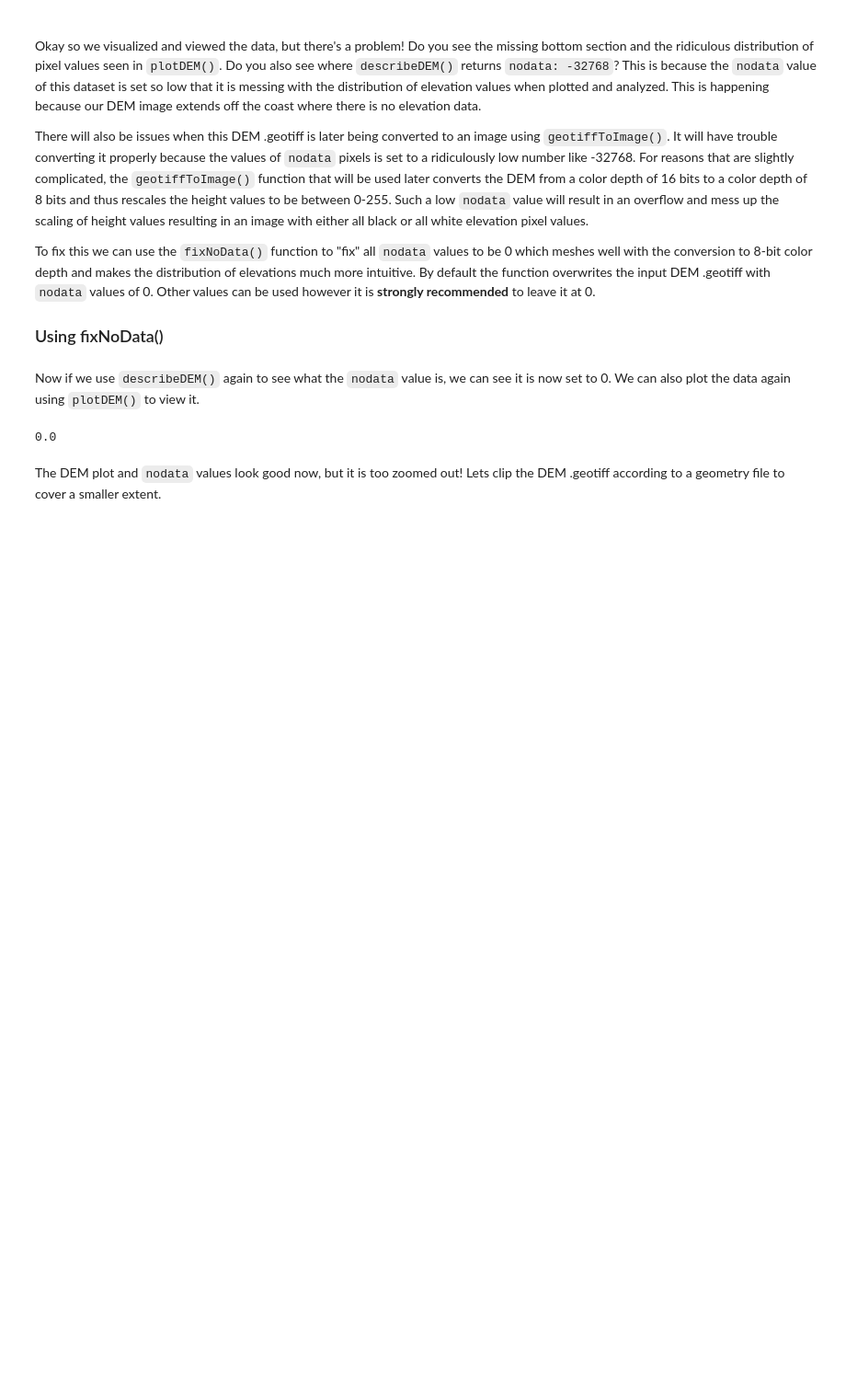
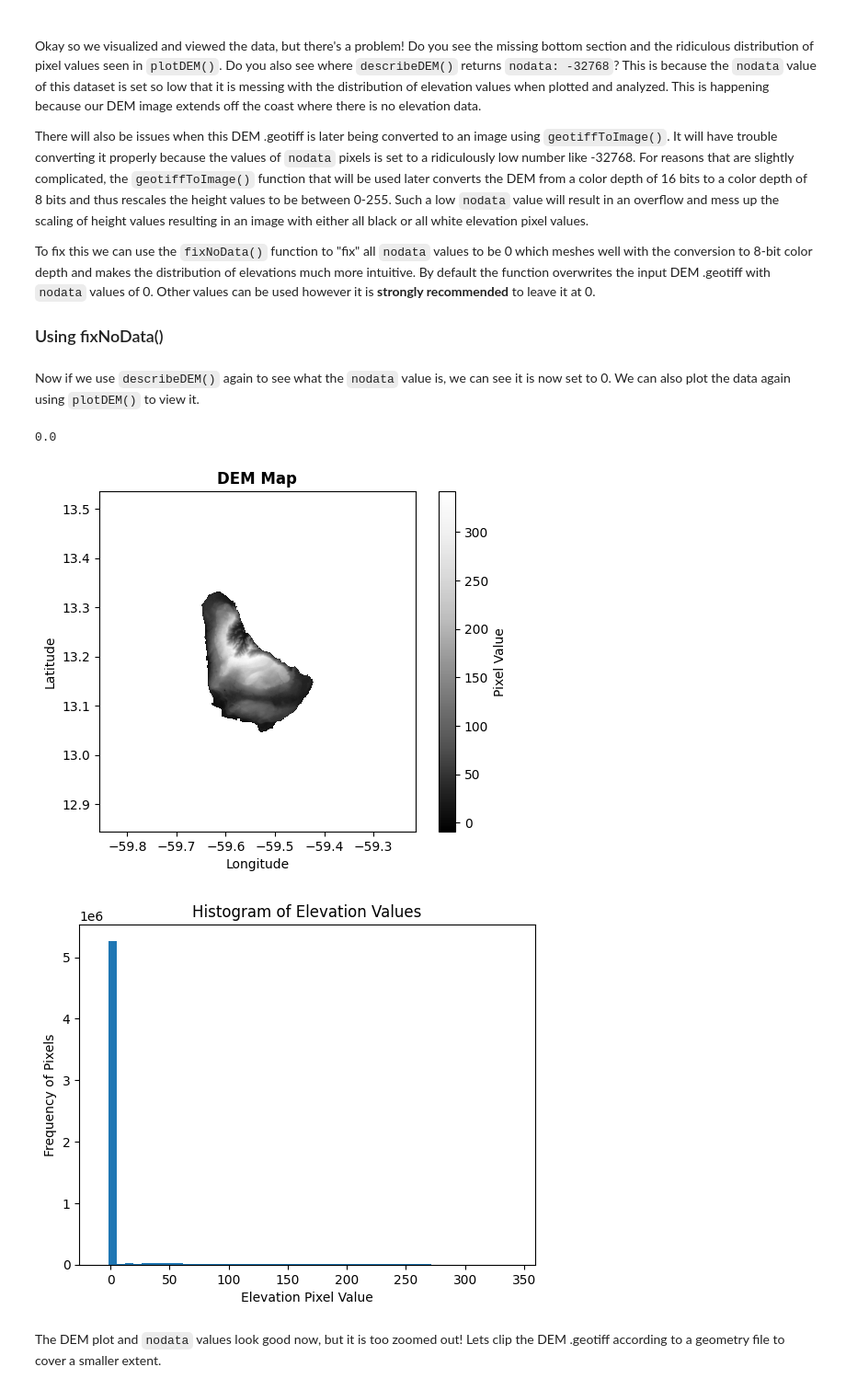
Before and after one commit to Seb-geospatial/BlenderMapDEM, a Jupyter notebook: demo/demonstration_workbook.ipynb, the cells around one changed output. Shown at 92% size. Saved outputs shown, nothing was run; the diff lists cells and outputs as text; code cells hidden in the pictures; blank space fills up the shorter version.

Commit message:
add missing plotDEM() call in demonstration workbook

```diff
--- a/demo/demonstration_workbook.ipynb
+++ b/demo/demonstration_workbook.ipynb
@@ -107,6 +107,12 @@ Now if we use `describeDEM()` again to see what the `nodata` value is, we can se
 describeDEM(geotiff_dir = './data/BarbadosDEM.tif')['nodata']
 # %% [output]
 0.0
+# %%
+# Using plotDEM() to check 'nodata' value
+plotDEM(geotiff_dir = './data/BarbadosDEM.tif')
+# %% [output]
+[figure, added]
+[figure, added]
 # %% [markdown]
 The DEM plot and `nodata` values look good now, but it is too zoomed out! Lets clip the DEM .geotiff according to a geometry file to cover a smaller extent.
 <br/>
```
Also changed, not shown: parts of 1 cell of this notebook.
